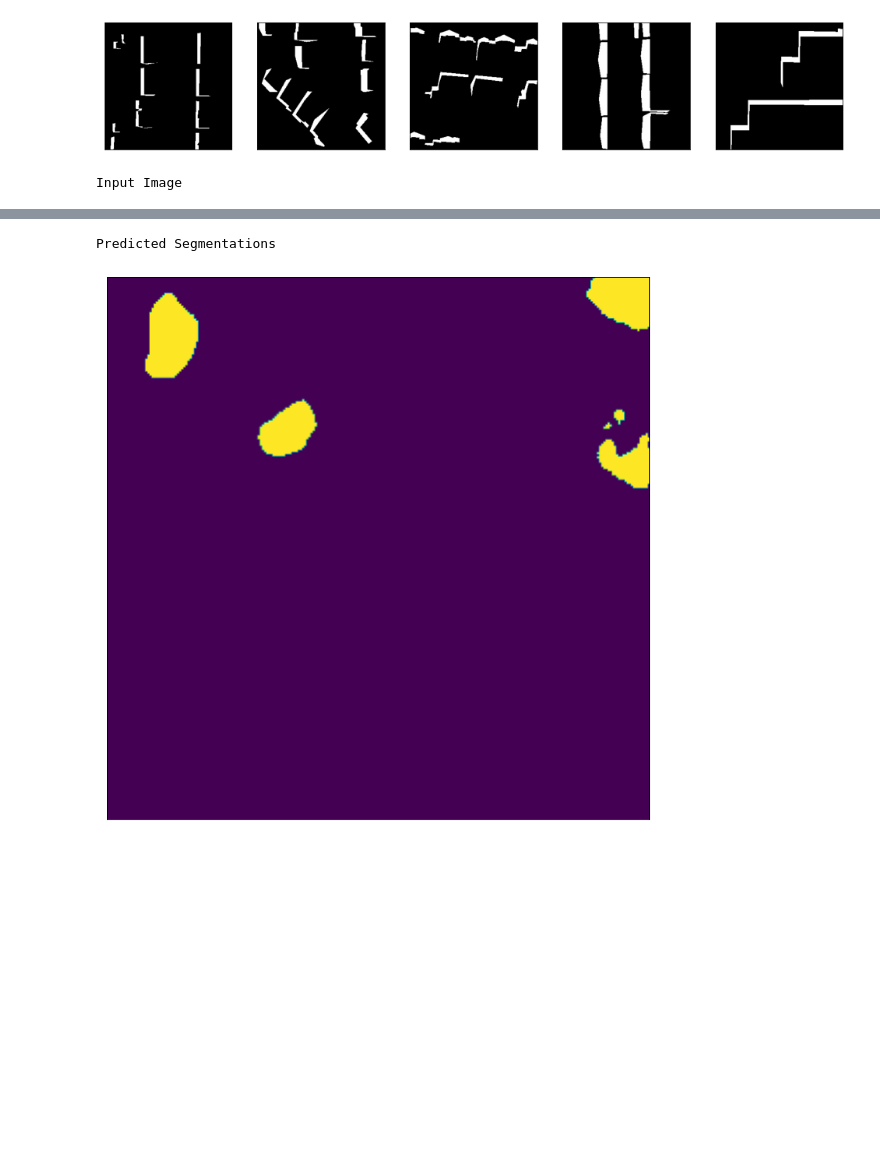
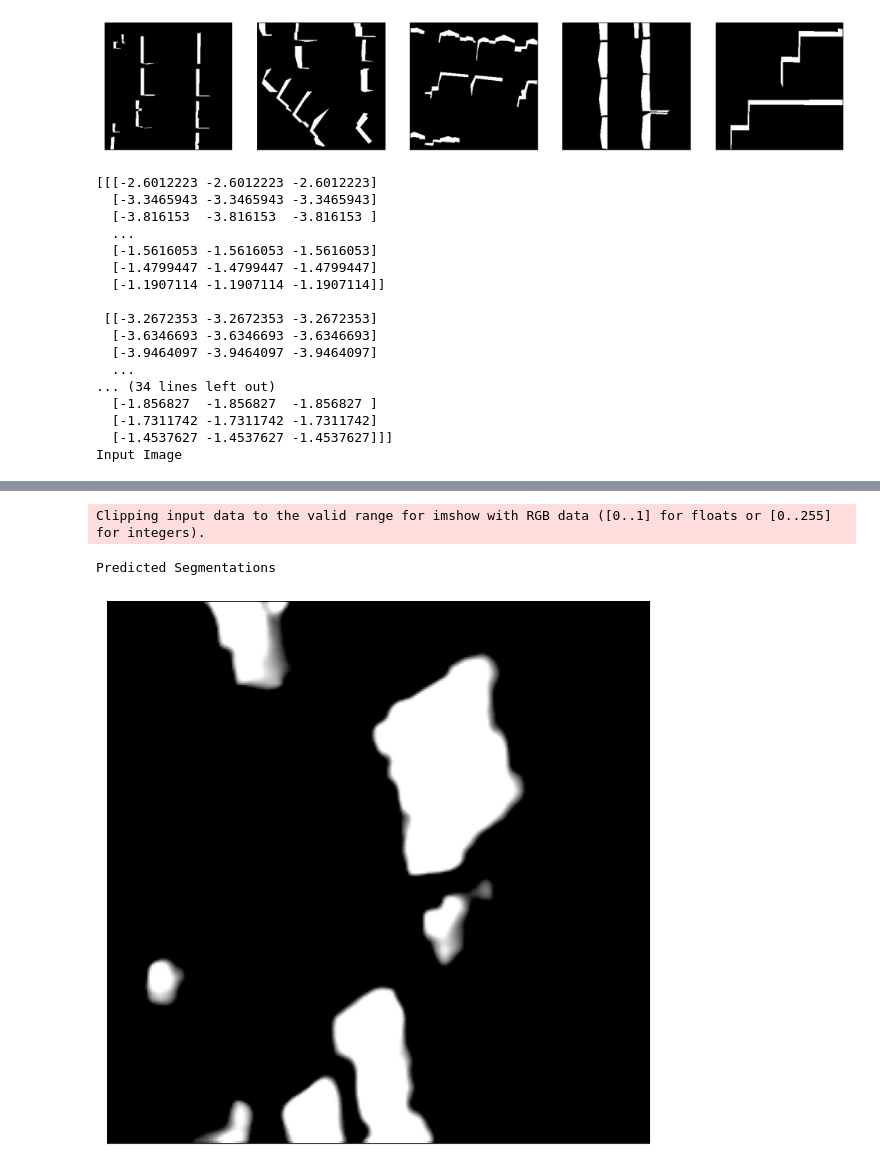
Before and after one commit to nullptr-code/CS437_Project, a Jupyter notebook: shadow-segmentation.ipynb, the cells around one changed output, grey strips where cells are left out. Drawn from its saved outputs; the diff is of its cells as text; code cells hidden in the pictures; blank space fills up the shorter version.

```diff
--- a/shadow-segmentation.ipynb
+++ b/shadow-segmentation.ipynb
@@ -143,17 +145,43 @@ inputs = None
 outputs = None
 for image_path in test_path:
     image = cv2.cvtColor(cv2.imread(image_path), cv2.COLOR_BGR2RGB)
+    image = image[300:600, 600:1100, :]
+    # showImage(image)
+    # break
     inputs =cv2.resize(image, (ROWS, COLS))
     # image = torch.tensor(cv2.resize(image, (ROWS, COLS))).to(device=device)
     image = data_transforms["image"](image).to(device=device)
     image = image.reshape(1, *image.shape)
     output = model(image)[0].permute(1, 2, 0).detach().cpu().numpy()
-
-    outputs = threshold(output)
+    # for i in range(len(output)):
+    #     for j in range(len(output[i])):
+    #         if output[i][j] > 0.6:
+    #             output[i][j] = 255
+    #         else:
+    #             output[i][j] = 0
+    img2 = cv2.merge((output,output,output))
+    outputs = img2
+    print(img2)
 
 print("Input Image")
 showImage(inputs)
 print("Predicted Segmentations")
 showImage(outputs)
 # %% [output]
+[[[-2.6012223 -2.6012223 -2.6012223]
+  [-3.3465943 -3.3465943 -3.3465943]
+  [-3.816153  -3.816153  -3.816153 ]
+  ...
+  [-1.5616053 -1.5616053 -1.5616053]
+  [-1.4799447 -1.4799447 -1.4799447]
+  [-1.1907114 -1.1907114 -1.1907114]]
+
+ [[-3.2672353 -3.2672353 -3.2672353]
+  [-3.6346693 -3.6346693 -3.6346693]
+  [-3.9464097 -3.9464097 -3.9464097]
+  ...
+... (34 lines left out)
+  [-1.856827  -1.856827  -1.856827 ]
+  [-1.7311742 -1.7311742 -1.7311742]
+  [-1.4537627 -1.4537627 -1.4537627]]]
 Input Image
@@ -161,2 +189,3 @@ Input Image
-Predicted Segmentations
+Clipping input data to the valid range for imshow with RGB data ([0..1] for floats or [0..255] for integers).
+Predicted Segmentations
-[figure, old version]
+[figure, new version]
```
Also changed, not shown: parts of 2 cells of this notebook, 4 other files.
